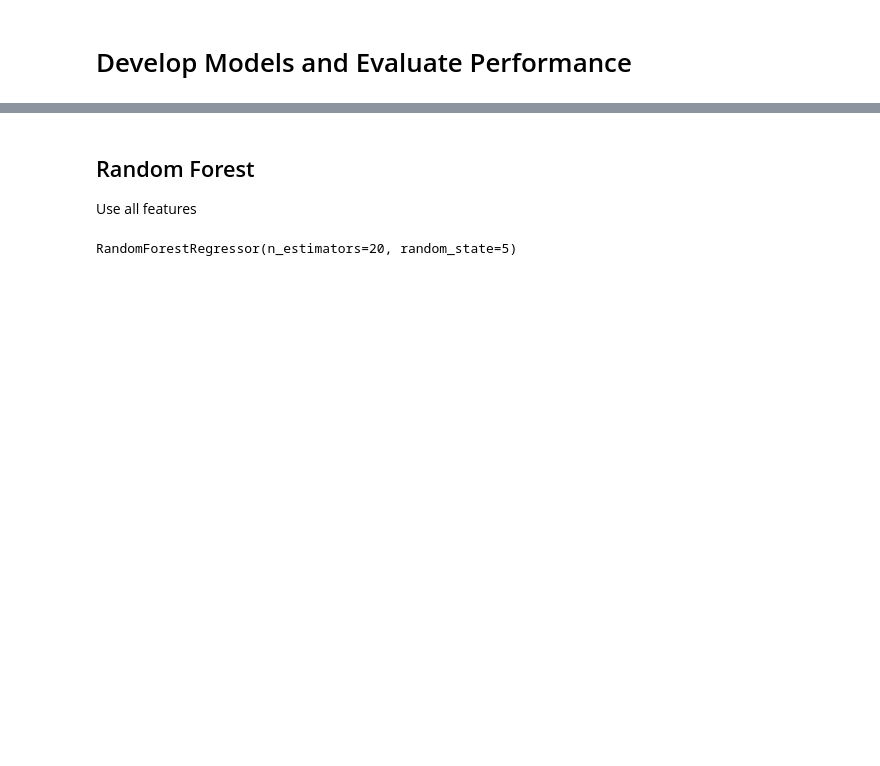
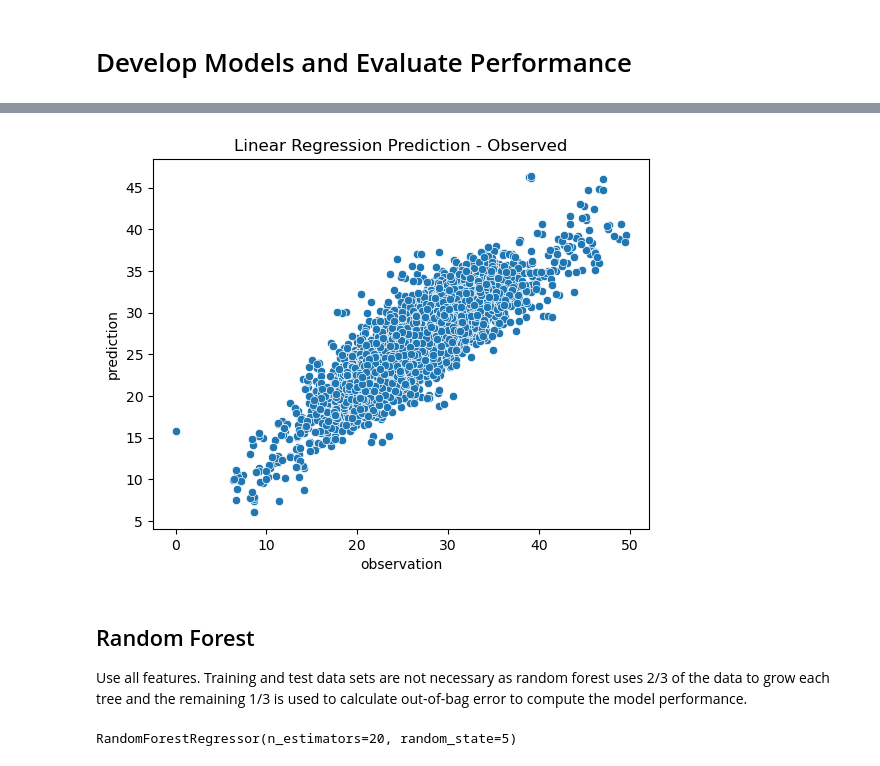
Before and after one commit to SocialHealthAI/SDOH-Models, a Jupyter notebook: chronic-disease/cms-ahrq-diabetes/cms_ahrq_diabetes.ipynb, the cells around one changed output, grey strips where cells are left out. Cells and saved outputs as stored; diff of their text form; code cells hidden in the pictures; blank space fills up the shorter version.

```diff
--- a/chronic-disease/cms-ahrq-diabetes/cms_ahrq_diabetes.ipynb
+++ b/chronic-disease/cms-ahrq-diabetes/cms_ahrq_diabetes.ipynb
@@ -98,6 +83,5 @@ R2 Score:  0.9772693460746851
 # %%
-X_train_selected = X_train[listSelectedFeatures]
-X_test_selected = X_test[listSelectedFeatures]
+X_selected = X[listSelectedFeatures]
 # %% [markdown]
 # Develop Models and Evaluate Performance
 # %% [markdown]
@@ -115,6 +103,18 @@ lr.score(X_test_selected,Y_test)
+# %%
+lr.fit(X_selected, Y)
+Y_pred = lr.predict(X_selected)
+
+Y_list = Y.tolist()
+scatterplot(x=Y_list, y=Y_pred)
+plt.title('Linear Regression Prediction - Observed')
+plt.xlabel("observation")
+plt.ylabel("prediction")
+plt.show()
+# %% [output]
+[figure, added]
 # %% [markdown]
 ## Random Forest
-Use all features
+Use all features. Training and test data sets are not necessary as random forest uses 2/3 of the data to grow each tree and the remaining 1/3 is used to calculate out-of-bag error to compute the model performance.
 # %%
 # define the model
 rf = RandomForestRegressor(n_estimators= 20, random_state=5)
```
Also changed, not shown: parts of 23 cells of this notebook, 3 other files.
